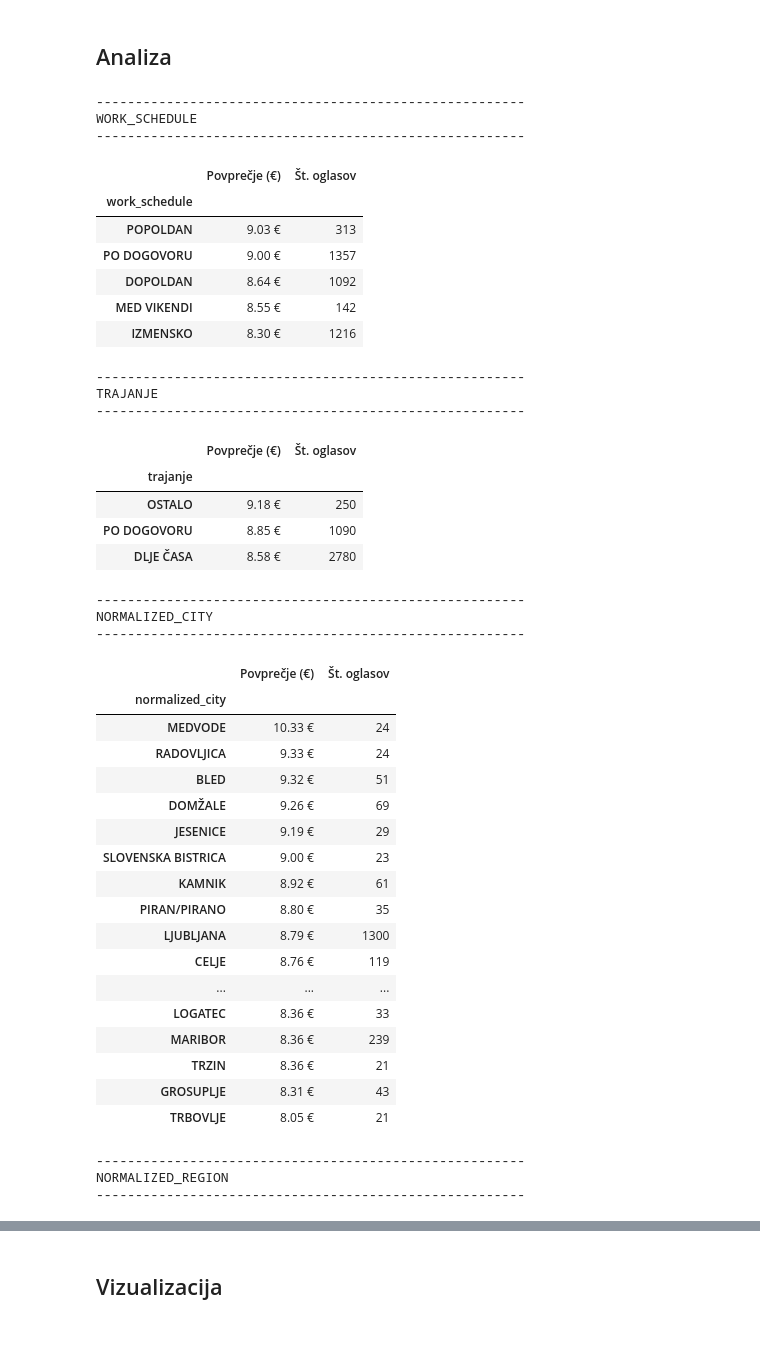
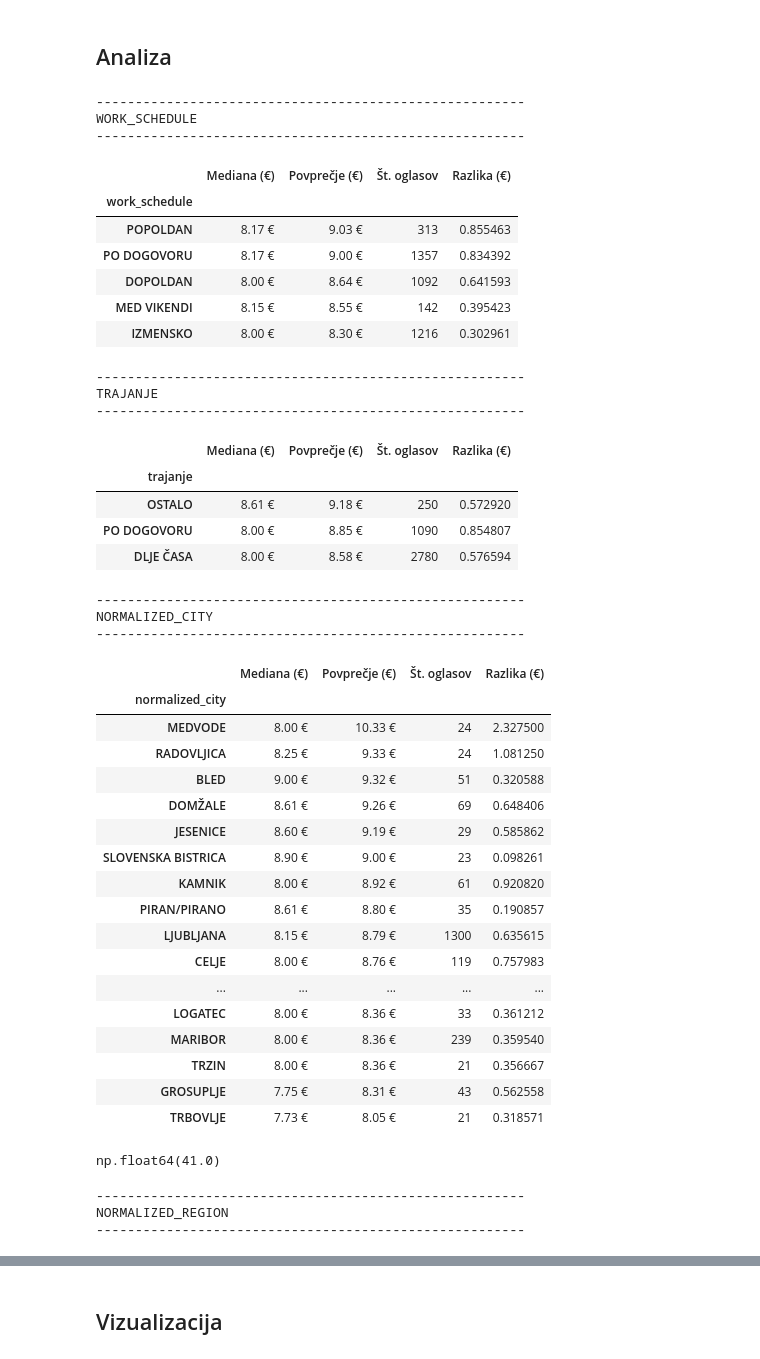
Before and after one commit to svenko99/PR2608, a Jupyter notebook: src/notebook/rezultati.ipynb, the cells around one changed output, grey strips where cells are left out. Cells and saved outputs as stored; diff of their text form; code cells hidden in the pictures.

```diff
--- a/src/notebook/rezultati.ipynb
+++ b/src/notebook/rezultati.ipynb
@@ -1274,12 +1278,18 @@ def avg_salary_by(df, column, min_count):
     data = df[df['hourly_rate_neto'].notna()]
 
     # groupby + statistika
-    stats = data.groupby(column)['hourly_rate_neto'].agg(['mean', 'count']).rename(columns={"mean": "Povprečje (€)", "count": "Št. oglasov"})
+    stats = data.groupby(column)['hourly_rate_neto'].agg(["median", "mean", "count"]).rename(columns={"median": "Mediana (€)", "mean": "Povprečje (€)", "count": "Št. oglasov"})
 
     # odstrani nepomembne (premalo podatkov)
     stats = stats[stats["Št. oglasov"] >= min_count]
 
     # sortiraj
+    stats = stats.sort_values(by='Povprečje (€)', ascending=False)
+
+    #razlika med mediano in povprečno plačo
+    stats["Razlika (€)"] = stats["Povprečje (€)"] - stats["Mediana (€)"]
+
+    stats = stats[stats["Št. oglasov"] >= min_count]
     stats = stats.sort_values(by='Povprečje (€)', ascending=False)
 
     return stats
@@ -1358,9 +1368,11 @@ def show_table(df):
         df.style
         .format({
             "Povprečje (€)": "{:.2f} €",
+            "Mediana (€)": "{:.2f} €",
             "Št. oglasov": "{:d}"
         })
         .background_gradient(subset=["Povprečje (€)"], cmap="YlGn")
+        .background_gradient(subset=["Mediana (€)"], cmap="YlGn")
     )
 
 # FUNKCIJA ZA IZPIS (DRY PRINCIP)
@@ -1368,63 +1380,65 @@ def show_table(df):
 def izpis_za_atribut(df, column, min_count=0, sort_by="Povprečje (€)"):
     print("\n-------------------------------------------------------")
     print(column.upper())
     print("-------------------------------------------------------")
 
     stats = avg_salary_by(df, column, min_count)
     stats = stats.sort_values(by=sort_by, ascending=False)
 
     show_table(stats)
 
     return stats
 
 data_work_schedule = izpis_za_atribut(data, 'work_schedule')
 data_trajanje = izpis_za_atribut(data, 'trajanje')
 
 data_city = avg_salary_by(data, 'normalized_city', 10)
 data_city = izpis_za_atribut(data, 'normalized_city', min_count = data_city['Št. oglasov'].median(), sort_by='Povprečje (€)')
+display(data_city['Št. oglasov'].median())
 
 data_region = izpis_za_atribut(data, 'normalized_region')
 data_category = izpis_za_atribut(data, 'category')
 # %% [output]
 -------------------------------------------------------
 WORK_SCHEDULE
 -------------------------------------------------------
-|  | Povprečje (€) | Št. oglasov |
-| work_schedule |  |  |
-| POPOLDAN | 9.03 € | 313 |
-| PO DOGOVORU | 9.00 € | 1357 |
-| DOPOLDAN | 8.64 € | 1092 |
-| MED VIKENDI | 8.55 € | 142 |
-| IZMENSKO | 8.30 € | 1216 |
+|  | Mediana (€) | Povprečje (€) | Št. oglasov | Razlika (€) |
+| work_schedule |  |  |  |  |
+| POPOLDAN | 8.17 € | 9.03 € | 313 | 0.855463 |
+| PO DOGOVORU | 8.17 € | 9.00 € | 1357 | 0.834392 |
+| DOPOLDAN | 8.00 € | 8.64 € | 1092 | 0.641593 |
+| MED VIKENDI | 8.15 € | 8.55 € | 142 | 0.395423 |
+| IZMENSKO | 8.00 € | 8.30 € | 1216 | 0.302961 |
 -------------------------------------------------------
 TRAJANJE
 -------------------------------------------------------
-|  | Povprečje (€) | Št. oglasov |
-| trajanje |  |  |
-| OSTALO | 9.18 € | 250 |
-| PO DOGOVORU | 8.85 € | 1090 |
-| DLJE ČASA | 8.58 € | 2780 |
+|  | Mediana (€) | Povprečje (€) | Št. oglasov | Razlika (€) |
+| trajanje |  |  |  |  |
+| OSTALO | 8.61 € | 9.18 € | 250 | 0.572920 |
+| PO DOGOVORU | 8.00 € | 8.85 € | 1090 | 0.854807 |
+| DLJE ČASA | 8.00 € | 8.58 € | 2780 | 0.576594 |
 -------------------------------------------------------
 NORMALIZED_CITY
 -------------------------------------------------------
-|  | Povprečje (€) | Št. oglasov |
-| normalized_city |  |  |
-| MEDVODE | 10.33 € | 24 |
-| RADOVLJICA | 9.33 € | 24 |
-| BLED | 9.32 € | 51 |
-| DOMŽALE | 9.26 € | 69 |
-| JESENICE | 9.19 € | 29 |
-| SLOVENSKA BISTRICA | 9.00 € | 23 |
-| KAMNIK | 8.92 € | 61 |
-| PIRAN/PIRANO | 8.80 € | 35 |
-| LJUBLJANA | 8.79 € | 1300 |
-| CELJE | 8.76 € | 119 |
-| ... | ... | ... |
-| LOGATEC | 8.36 € | 33 |
-| MARIBOR | 8.36 € | 239 |
-| TRZIN | 8.36 € | 21 |
-| GROSUPLJE | 8.31 € | 43 |
-| TRBOVLJE | 8.05 € | 21 |
+|  | Mediana (€) | Povprečje (€) | Št. oglasov | Razlika (€) |
+| normalized_city |  |  |  |  |
+| MEDVODE | 8.00 € | 10.33 € | 24 | 2.327500 |
+| RADOVLJICA | 8.25 € | 9.33 € | 24 | 1.081250 |
+| BLED | 9.00 € | 9.32 € | 51 | 0.320588 |
+| DOMŽALE | 8.61 € | 9.26 € | 69 | 0.648406 |
+| JESENICE | 8.60 € | 9.19 € | 29 | 0.585862 |
+| SLOVENSKA BISTRICA | 8.90 € | 9.00 € | 23 | 0.098261 |
+| KAMNIK | 8.00 € | 8.92 € | 61 | 0.920820 |
+| PIRAN/PIRANO | 8.61 € | 8.80 € | 35 | 0.190857 |
+| LJUBLJANA | 8.15 € | 8.79 € | 1300 | 0.635615 |
+| CELJE | 8.00 € | 8.76 € | 119 | 0.757983 |
+| ... | ... | ... | ... | ... |
+| LOGATEC | 8.00 € | 8.36 € | 33 | 0.361212 |
+| MARIBOR | 8.00 € | 8.36 € | 239 | 0.359540 |
+| TRZIN | 8.00 € | 8.36 € | 21 | 0.356667 |
+| GROSUPLJE | 7.75 € | 8.31 € | 43 | 0.562558 |
+| TRBOVLJE | 7.73 € | 8.05 € | 21 | 0.318571 |
--------------------------------------------------------
-NORMALIZED_REGION
--------------------------------------------------------
+np.float64(41.0)
+-------------------------------------------------------
+NORMALIZED_REGION
+-------------------------------------------------------
```
Also changed, not shown: parts of 4 cells of this notebook.
